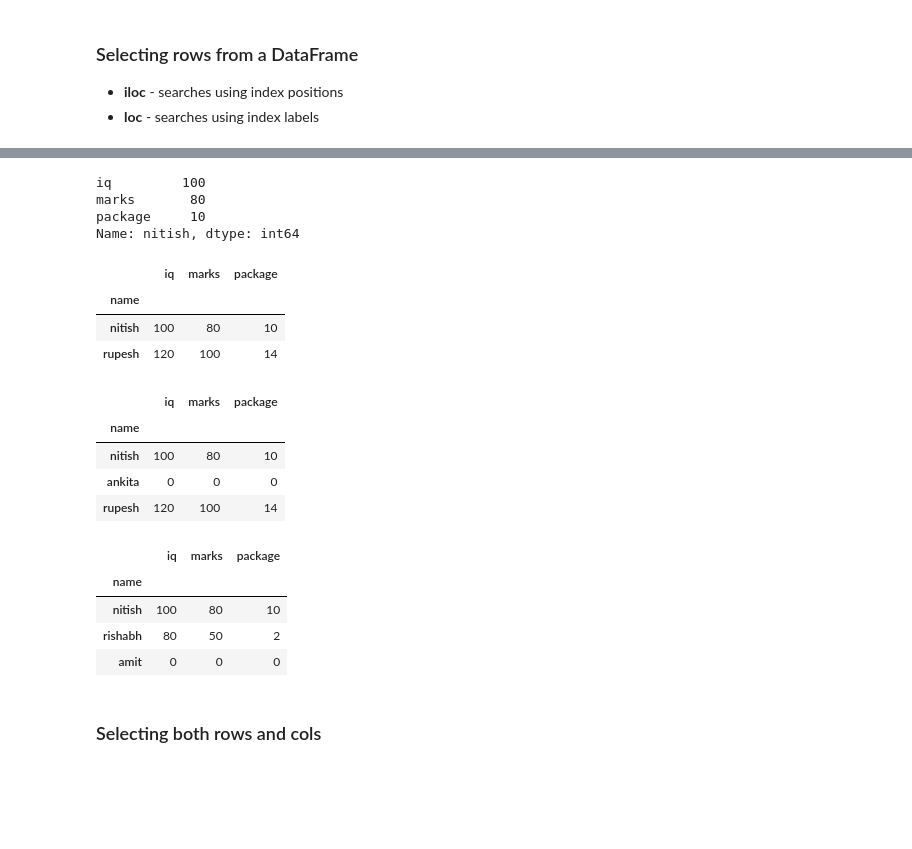
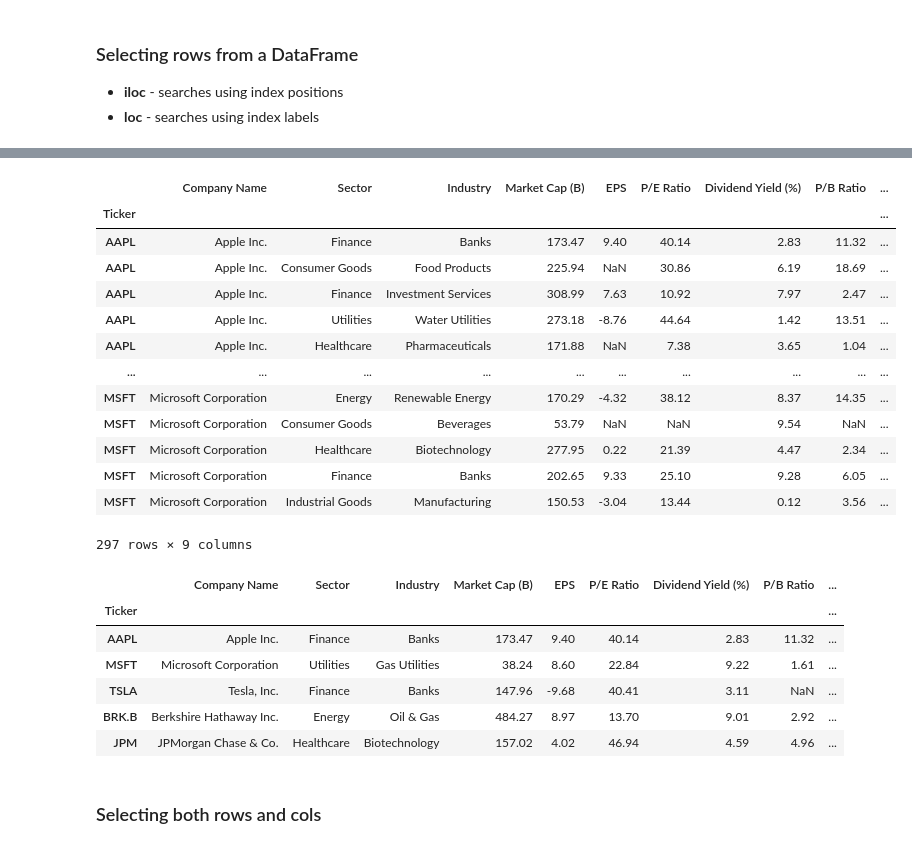
Before and after one commit to thekuldeepsingh/100-Days-Of-Hell-With-Python-Algotrading, a Jupyter notebook: Day_25_Pandas-Dataframes-In-Python-3/Day_25_Pandas-Dataframes-In-Python-3-1.ipynb, the cells around one changed output, grey strips where cells are left out. Cells and saved outputs as stored; diff of their text form; code cells hidden in the pictures; blank space fills up the shorter version.

```diff
--- a/Day_25_Pandas-Dataframes-In-Python-3/Day_25_Pandas-Dataframes-In-Python-3-1.ipynb
+++ b/Day_25_Pandas-Dataframes-In-Python-3/Day_25_Pandas-Dataframes-In-Python-3-1.ipynb
@@ -431,33 +119,32 @@ students
-# %%
-students.loc['nitish']
-# %% [output]
-iq         100
-marks       80
-package     10
-Name: nitish, dtype: int64
-# %%
-students.loc['nitish':'rishabh':2]
-# %% [output]
-|  | iq | marks | package |
-| name |  |  |  |
-| nitish | 100 | 80 | 10 |
-| rupesh | 120 | 100 | 14 |
-# %%
-students.loc[['nitish','ankita','rupesh']]
-# %% [output]
-|  | iq | marks | package |
-| name |  |  |  |
-| nitish | 100 | 80 | 10 |
-| ankita | 0 | 0 | 0 |
-| rupesh | 120 | 100 | 14 |
-# %%
-students.iloc[[0,3,4]]
-# %% [output]
-|  | iq | marks | package |
-| name |  |  |  |
-| nitish | 100 | 80 | 10 |
-| rishabh | 80 | 50 | 2 |
-| amit | 0 | 0 | 0 |
+# %%
+# loc
+
+funda_df.loc[["AAPL","GOOGL","MSFT"]]
+# %% [output]
+|  | Company Name | Sector | Industry | Market Cap (B) | EPS | P/E Ratio | Dividend Yield (%) | P/B Ratio | ... |
+| Ticker |  |  |  |  |  |  |  |  | ... |
+| AAPL | Apple Inc. | Finance | Banks | 173.47 | 9.40 | 40.14 | 2.83 | 11.32 | ... |
+| AAPL | Apple Inc. | Consumer Goods | Food Products | 225.94 | NaN | 30.86 | 6.19 | 18.69 | ... |
+| AAPL | Apple Inc. | Finance | Investment Services | 308.99 | 7.63 | 10.92 | 7.97 | 2.47 | ... |
+| AAPL | Apple Inc. | Utilities | Water Utilities | 273.18 | -8.76 | 44.64 | 1.42 | 13.51 | ... |
+| AAPL | Apple Inc. | Healthcare | Pharmaceuticals | 171.88 | NaN | 7.38 | 3.65 | 1.04 | ... |
+| ... | ... | ... | ... | ... | ... | ... | ... | ... | ... |
+| MSFT | Microsoft Corporation | Energy | Renewable Energy | 170.29 | -4.32 | 38.12 | 8.37 | 14.35 | ... |
+| MSFT | Microsoft Corporation | Consumer Goods | Beverages | 53.79 | NaN | NaN | 9.54 | NaN | ... |
+| MSFT | Microsoft Corporation | Healthcare | Biotechnology | 277.95 | 0.22 | 21.39 | 4.47 | 2.34 | ... |
+| MSFT | Microsoft Corporation | Finance | Banks | 202.65 | 9.33 | 25.10 | 9.28 | 6.05 | ... |
+| MSFT | Microsoft Corporation | Industrial Goods | Manufacturing | 150.53 | -3.04 | 13.44 | 0.12 | 3.56 | ... |
+297 rows × 9 columns
+# %%
+funda_df.iloc[0:10:2]
+# %% [output]
+|  | Company Name | Sector | Industry | Market Cap (B) | EPS | P/E Ratio | Dividend Yield (%) | P/B Ratio | ... |
+| Ticker |  |  |  |  |  |  |  |  | ... |
+| AAPL | Apple Inc. | Finance | Banks | 173.47 | 9.40 | 40.14 | 2.83 | 11.32 | ... |
+| MSFT | Microsoft Corporation | Utilities | Gas Utilities | 38.24 | 8.60 | 22.84 | 9.22 | 1.61 | ... |
+| TSLA | Tesla, Inc. | Finance | Banks | 147.96 | -9.68 | 40.41 | 3.11 | NaN | ... |
+| BRK.B | Berkshire Hathaway Inc. | Energy | Oil & Gas | 484.27 | 8.97 | 13.70 | 9.01 | 2.92 | ... |
+| JPM | JPMorgan Chase & Co. | Healthcare | Biotechnology | 157.02 | 4.02 | 46.94 | 4.59 | 4.96 | ... |
 # %% [markdown]
 ### Selecting both rows and cols
 # %%
```
Also changed, not shown: parts of 75 cells of this notebook.
